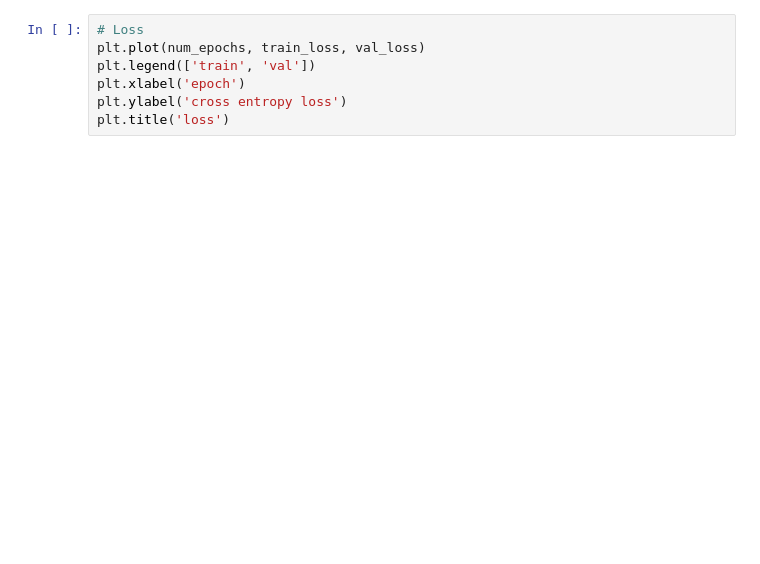
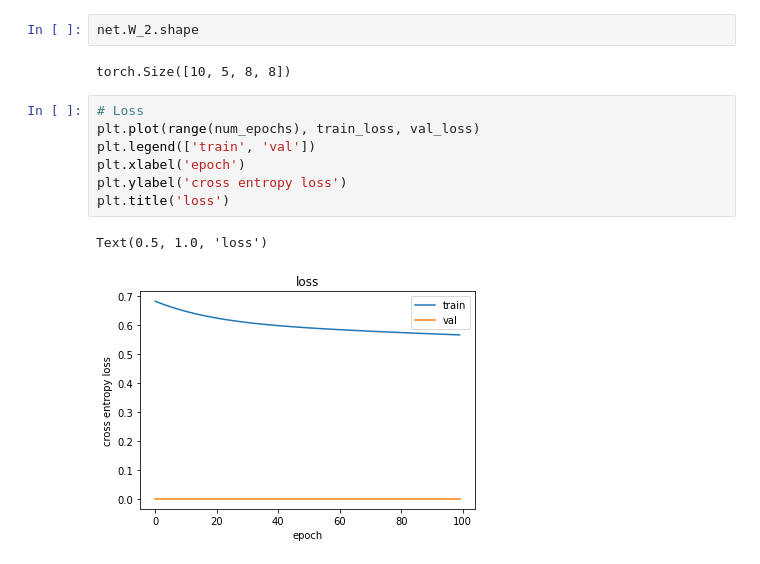
Before and after one commit to BLOOMFLARK/NN_noise_classification, a Jupyter notebook: PCANN.ipynb, the cells around one changed output. Saved outputs shown, nothing was run; the diff lists cells and outputs as text; blank space fills up the shorter version.

```diff
--- a/PCANN.ipynb
+++ b/PCANN.ipynb
@@ -253,9 +371,16 @@ result_dict = train_model(model, loss, optimizer, scheduler, num_epochs=num_epoc
+# %%
+net.W_2.shape
+# %% [output]
+torch.Size([10, 5, 8, 8])
 # %%
 # Loss
-plt.plot(num_epochs, train_loss, val_loss)
+plt.plot(range(num_epochs), train_loss, val_loss)
 plt.legend(['train', 'val'])
 plt.xlabel('epoch')
 plt.ylabel('cross entropy loss')
 plt.title('loss')
+# %% [output]
+Text(0.5, 1.0, 'loss')
+[figure, added]
 # %%
 # accuracy
```
Also changed, not shown: parts of 20 cells of this notebook.
